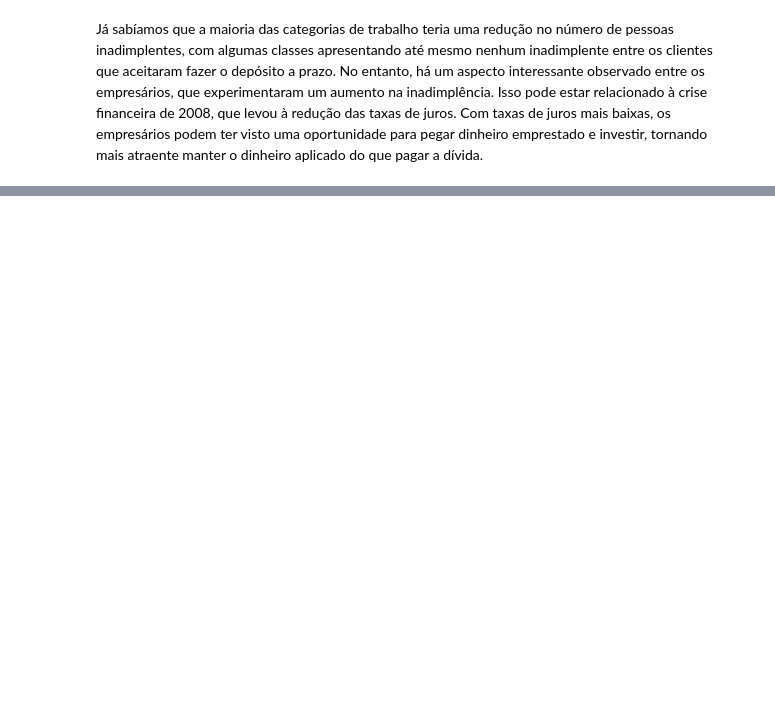
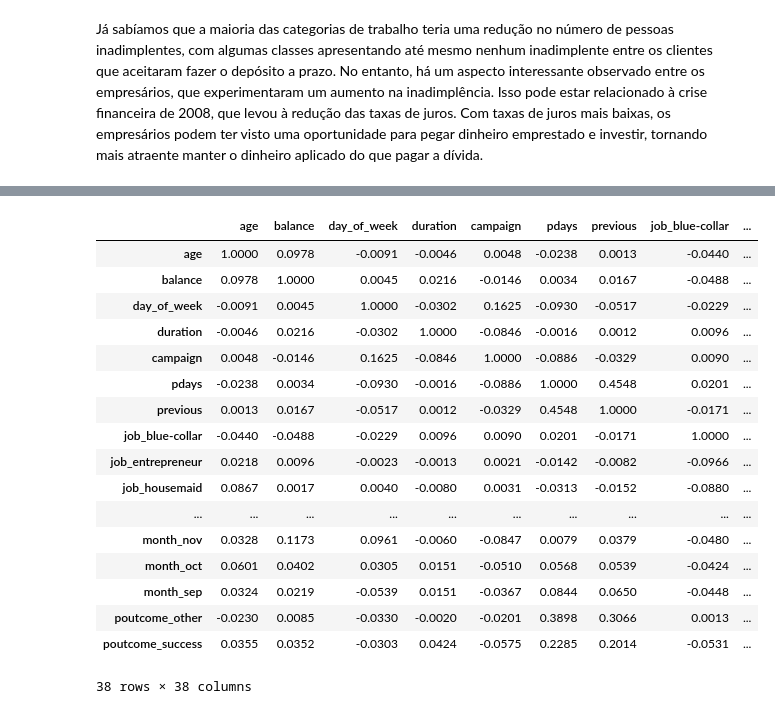
Before and after one commit to gabrieldadcarvalho/machine_learning, a Jupyter notebook: pjt_final/data_understanding.ipynb, the cells around one changed output, grey strips where cells are left out. Saved outputs shown, nothing was run; the diff lists cells and outputs as text; code cells hidden in the pictures; blank space fills up the shorter version.

```diff
--- a/pjt_final/data_understanding.ipynb
+++ b/pjt_final/data_understanding.ipynb
@@ -595,0 +676,29 @@ Já sabíamos que a maioria das categorias de trabalho teria uma redução no n
+# %%
+# Convertendo variáveis categóricas para numéricas usando codificação one-hot
+df_encoded = pd.get_dummies(X, columns=['job','marital',
+                                         'education','default',
+                                         'housing','loan',
+                                         'contact','month',
+                                         'poutcome'], drop_first=True)
+
+# Matriz de correlação
+df_encoded.corr()
+# %% [output]
+|  | age | balance | day_of_week | duration | campaign | pdays | previous | job_blue-collar | ... |
+| age | 1.0000 | 0.0978 | -0.0091 | -0.0046 | 0.0048 | -0.0238 | 0.0013 | -0.0440 | ... |
+| balance | 0.0978 | 1.0000 | 0.0045 | 0.0216 | -0.0146 | 0.0034 | 0.0167 | -0.0488 | ... |
+| day_of_week | -0.0091 | 0.0045 | 1.0000 | -0.0302 | 0.1625 | -0.0930 | -0.0517 | -0.0229 | ... |
+| duration | -0.0046 | 0.0216 | -0.0302 | 1.0000 | -0.0846 | -0.0016 | 0.0012 | 0.0096 | ... |
+| campaign | 0.0048 | -0.0146 | 0.1625 | -0.0846 | 1.0000 | -0.0886 | -0.0329 | 0.0090 | ... |
+| pdays | -0.0238 | 0.0034 | -0.0930 | -0.0016 | -0.0886 | 1.0000 | 0.4548 | 0.0201 | ... |
+| previous | 0.0013 | 0.0167 | -0.0517 | 0.0012 | -0.0329 | 0.4548 | 1.0000 | -0.0171 | ... |
+| job_blue-collar | -0.0440 | -0.0488 | -0.0229 | 0.0096 | 0.0090 | 0.0201 | -0.0171 | 1.0000 | ... |
+| job_entrepreneur | 0.0218 | 0.0096 | -0.0023 | -0.0013 | 0.0021 | -0.0142 | -0.0082 | -0.0966 | ... |
+| job_housemaid | 0.0867 | 0.0017 | 0.0040 | -0.0080 | 0.0031 | -0.0313 | -0.0152 | -0.0880 | ... |
+| ... | ... | ... | ... | ... | ... | ... | ... | ... | ... |
+| month_nov | 0.0328 | 0.1173 | 0.0961 | -0.0060 | -0.0847 | 0.0079 | 0.0379 | -0.0480 | ... |
+| month_oct | 0.0601 | 0.0402 | 0.0305 | 0.0151 | -0.0510 | 0.0568 | 0.0539 | -0.0424 | ... |
+| month_sep | 0.0324 | 0.0219 | -0.0539 | 0.0151 | -0.0367 | 0.0844 | 0.0650 | -0.0448 | ... |
+| poutcome_other | -0.0230 | 0.0085 | -0.0330 | -0.0020 | -0.0201 | 0.3898 | 0.3066 | 0.0013 | ... |
+| poutcome_success | 0.0355 | 0.0352 | -0.0303 | 0.0424 | -0.0575 | 0.2285 | 0.2014 | -0.0531 | ... |
+38 rows × 38 columns
```
Also changed, not shown: parts of 54 cells of this notebook.
